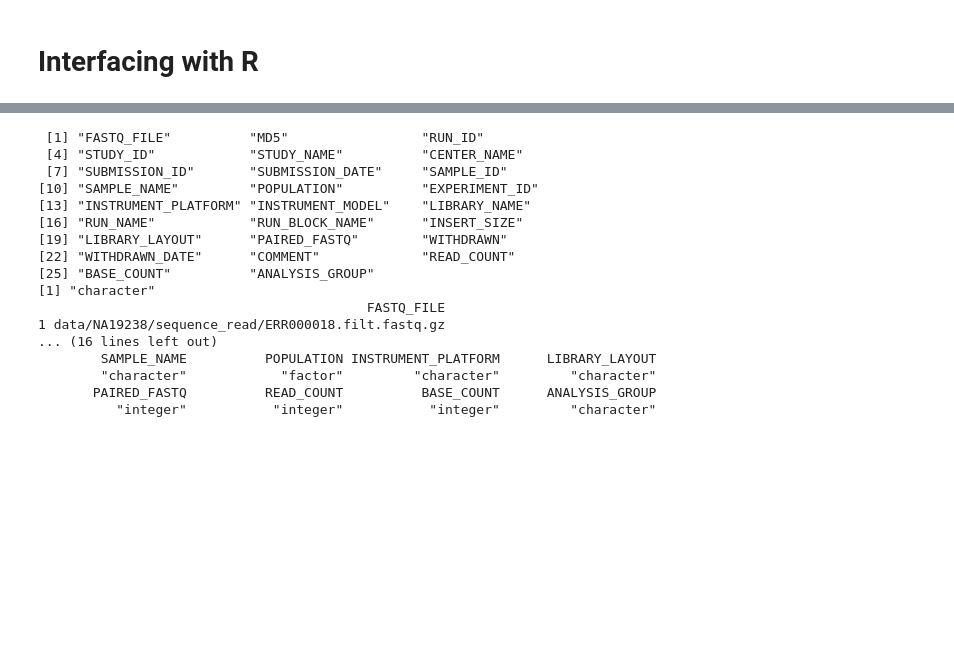
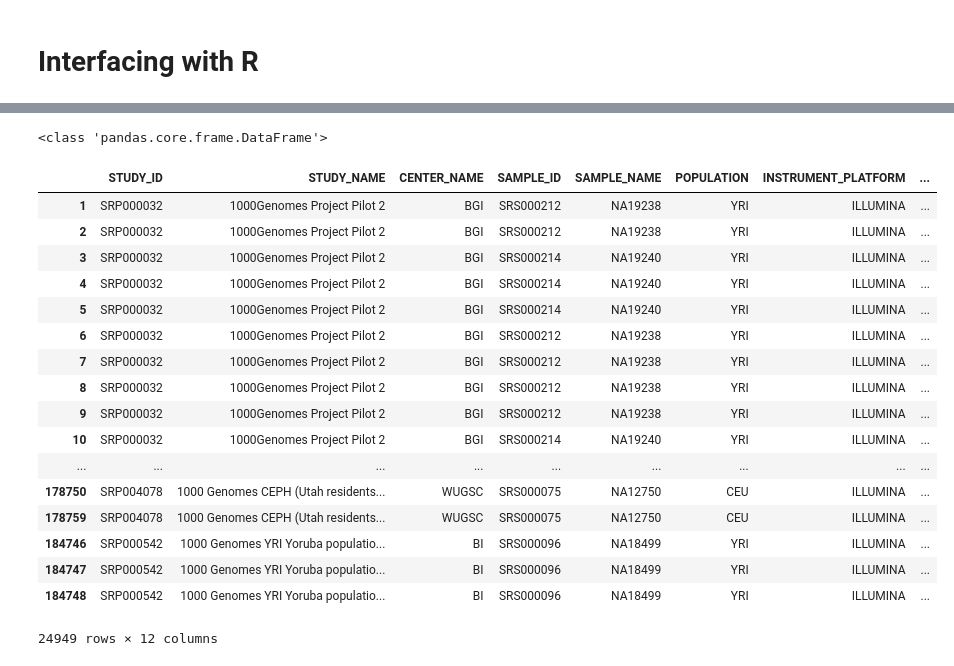
Before and after one commit to tiagoantao/bioinf-python, a Jupyter notebook: notebooks/00_Intro/Interfacing_R.ipynb, the cells around one changed output, grey strips where cells are left out. Saved outputs shown, nothing was run; the diff lists cells and outputs as text; code cells hidden in the pictures; blank space fills up the shorter version.

```diff
--- a/notebooks/00_Intro/Interfacing_R.ipynb
+++ b/notebooks/00_Intro/Interfacing_R.ipynb
@@ -99,34 +116,24 @@ robjects.r('print(bar, vp = viewport(layout.pos.row = 1, layout.pos.col = 1))')
-# %%
-%%R
-print(colnames(seq.data))
-print(mode(seq.data$BASE_COUNT))
-print(seq.data[1,])
-print(nrow(seq.data))
-seq.data <- seq.data[seq.data$WITHDRAWN==0, ]
-print(nrow(seq.data))
-seq.data <- seq.data[, c('STUDY_ID', 'STUDY_NAME', 'CENTER_NAME', 'SAMPLE_ID', 'SAMPLE_NAME', 'POPULATION',
-                         'INSTRUMENT_PLATFORM', 'LIBRARY_LAYOUT', 'PAIRED_FASTQ', 'READ_COUNT', 'BASE_COUNT', 'ANALYSIS_GROUP')]
-seq.data$BASE_COUNT <- as.integer(seq.data$BASE_COUNT)
-seq.data$PAIRED_FASTQ <- as.integer(seq.data$PAIRED_FASTQ)
-seq.data$READ_COUNT <- as.integer(seq.data$READ_COUNT)
-seq.data$BASE_COUNT <- as.integer(seq.data$BASE_COUNT)
-seq.data$POPULATION <- as.factor(seq.data$POPULATION)
-print(sapply(seq.data, class))
-# %% [output]
- [1] "FASTQ_FILE"          "MD5"                 "RUN_ID"
- [4] "STUDY_ID"            "STUDY_NAME"          "CENTER_NAME"
- [7] "SUBMISSION_ID"       "SUBMISSION_DATE"     "SAMPLE_ID"
-[10] "SAMPLE_NAME"         "POPULATION"          "EXPERIMENT_ID"
-[13] "INSTRUMENT_PLATFORM" "INSTRUMENT_MODEL"    "LIBRARY_NAME"
-[16] "RUN_NAME"            "RUN_BLOCK_NAME"      "INSERT_SIZE"
-[19] "LIBRARY_LAYOUT"      "PAIRED_FASTQ"        "WITHDRAWN"
-[22] "WITHDRAWN_DATE"      "COMMENT"             "READ_COUNT"
-[25] "BASE_COUNT"          "ANALYSIS_GROUP"
-[1] "character"
-                                          FASTQ_FILE
-1 data/NA19238/sequence_read/ERR000018.filt.fastq.gz
-... (16 lines left out)
-        SAMPLE_NAME          POPULATION INSTRUMENT_PLATFORM      LIBRARY_LAYOUT
-        "character"            "factor"         "character"         "character"
-       PAIRED_FASTQ          READ_COUNT          BASE_COUNT      ANALYSIS_GROUP
-          "integer"           "integer"           "integer"         "character"
+# %%
+pd_yri_ceu = pd_common.load_data('yri_ceu')
+print(type(pd_yri_ceu))
+pd_yri_ceu
+# %% [output]
+<class 'pandas.core.frame.DataFrame'>
+|  | STUDY_ID | STUDY_NAME | CENTER_NAME | SAMPLE_ID | SAMPLE_NAME | POPULATION | INSTRUMENT_PLATFORM | ... |
+| 1 | SRP000032 | 1000Genomes Project Pilot 2 | BGI | SRS000212 | NA19238 | YRI | ILLUMINA | ... |
+| 2 | SRP000032 | 1000Genomes Project Pilot 2 | BGI | SRS000212 | NA19238 | YRI | ILLUMINA | ... |
+| 3 | SRP000032 | 1000Genomes Project Pilot 2 | BGI | SRS000214 | NA19240 | YRI | ILLUMINA | ... |
+| 4 | SRP000032 | 1000Genomes Project Pilot 2 | BGI | SRS000214 | NA19240 | YRI | ILLUMINA | ... |
+| 5 | SRP000032 | 1000Genomes Project Pilot 2 | BGI | SRS000214 | NA19240 | YRI | ILLUMINA | ... |
+| 6 | SRP000032 | 1000Genomes Project Pilot 2 | BGI | SRS000212 | NA19238 | YRI | ILLUMINA | ... |
+| 7 | SRP000032 | 1000Genomes Project Pilot 2 | BGI | SRS000212 | NA19238 | YRI | ILLUMINA | ... |
+| 8 | SRP000032 | 1000Genomes Project Pilot 2 | BGI | SRS000212 | NA19238 | YRI | ILLUMINA | ... |
+| 9 | SRP000032 | 1000Genomes Project Pilot 2 | BGI | SRS000212 | NA19238 | YRI | ILLUMINA | ... |
+| 10 | SRP000032 | 1000Genomes Project Pilot 2 | BGI | SRS000214 | NA19240 | YRI | ILLUMINA | ... |
+| ... | ... | ... | ... | ... | ... | ... | ... | ... |
+| 178750 | SRP004078 | 1000 Genomes CEPH (Utah residents... | WUGSC | SRS000075 | NA12750 | CEU | ILLUMINA | ... |
+| 178759 | SRP004078 | 1000 Genomes CEPH (Utah residents... | WUGSC | SRS000075 | NA12750 | CEU | ILLUMINA | ... |
+| 184746 | SRP000542 | 1000 Genomes YRI Yoruba populatio... | BI | SRS000096 | NA18499 | YRI | ILLUMINA | ... |
+| 184747 | SRP000542 | 1000 Genomes YRI Yoruba populatio... | BI | SRS000096 | NA18499 | YRI | ILLUMINA | ... |
+| 184748 | SRP000542 | 1000 Genomes YRI Yoruba populatio... | BI | SRS000096 | NA18499 | YRI | ILLUMINA | ... |
+24949 rows × 12 columns
```
Also changed, not shown: parts of 10 cells of this notebook.
